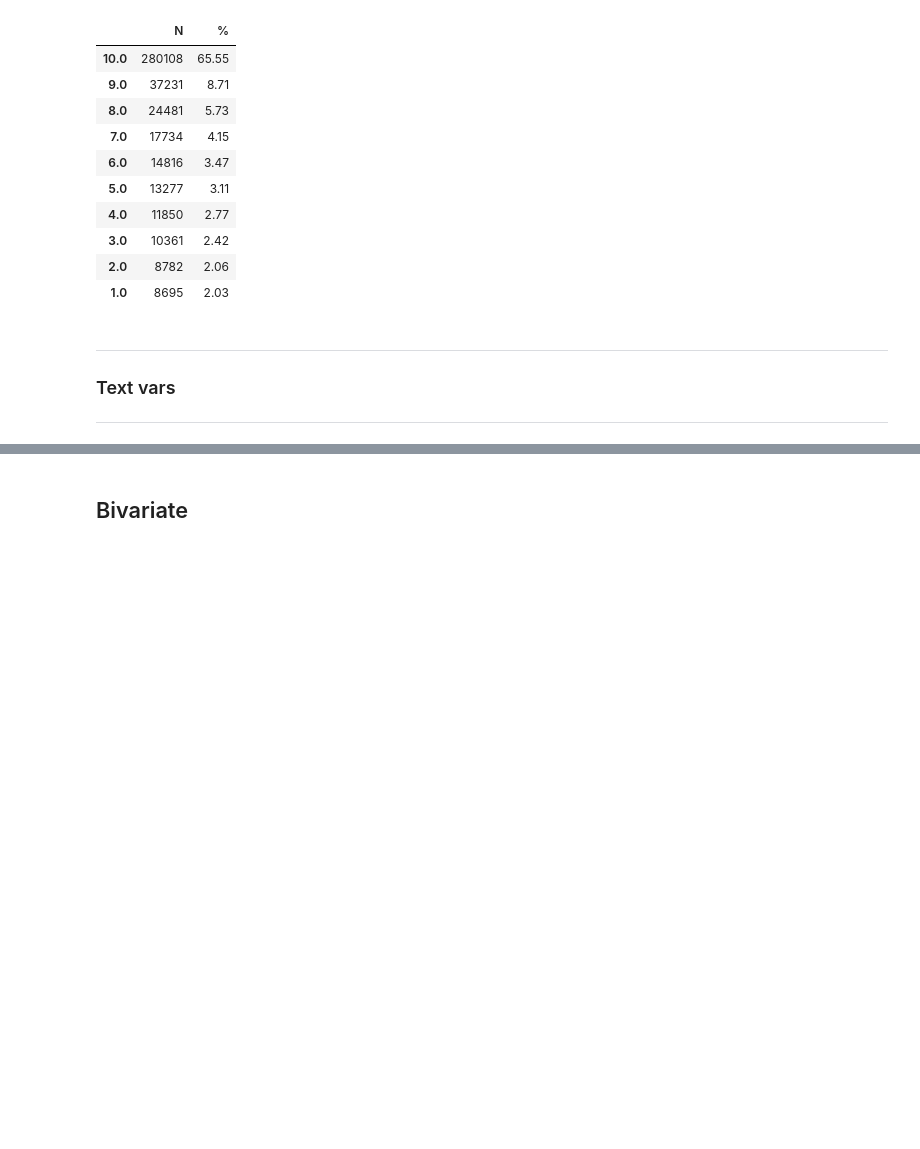
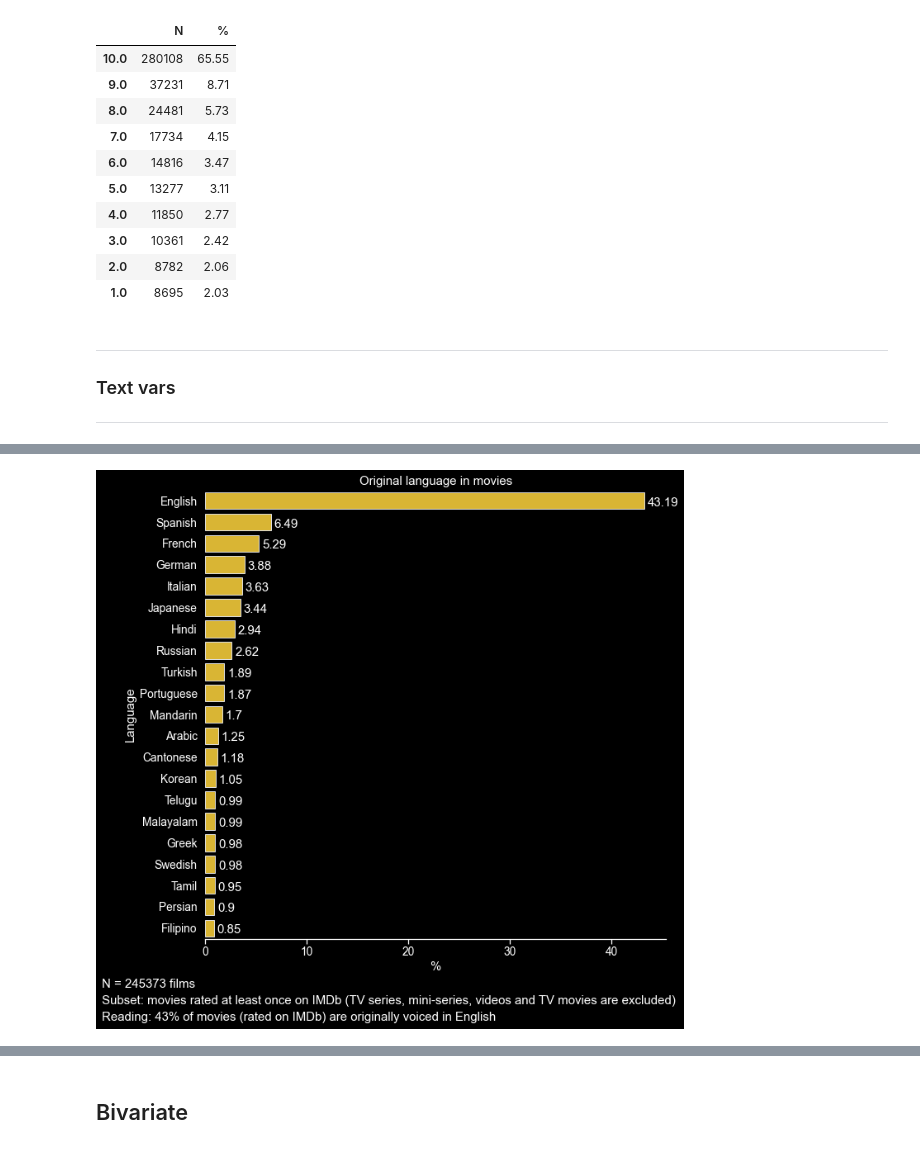
Before and after one commit to Dscronias/yet-another-imdb-project, a Jupyter notebook: Analysis.ipynb, the cells around one changed output, grey strips where cells are left out. Cells and saved outputs as stored; diff of their text form; code cells hidden in the pictures; blank space fills up the shorter version.

```diff
--- a/Analysis.ipynb
+++ b/Analysis.ipynb
@@ -428,0 +430,64 @@ sns.despine(left=True)
+# %%
+fig = plt.figure(figsize=(10, 10))
+ax = (
+    df.assign(
+        language=df.loc[df["titleType"] == "movie", "language"]
+        .dropna()
+        .str.split(",")
+        .str[0]
+    )
+    .value_counts("language", normalize=True)
+    .reset_index()
+    .rename(columns={0: "value"})
+    .iloc[:21]
+    .assign(value=lambda x: round(x["value"] * 100, 2))
+    .pipe(
+        (sns.barplot, "data"),
+        x="value",
+        y="language",
+        color="#f5c518",
+        edgecolor=("#dddddd"),
+    )
+)
+
+# Axes titles
+ax.set(title="Original language in movies", xlabel="%", ylabel="Language")
+
+for p in ax.patches:
+    percentage = p.get_width()
+    x = p.get_x() + p.get_width() + 0.3
+    y = (
+        p.get_y() + p.get_height() - 0.15
+    )  # OP's selected answer divides by 2, but since I add annotations at the bottom of the graph the percentages are misaligned
+    ax.annotate(percentage, (x, y))
+# Footer
+plt.annotate(
+    "N = "
+    + str(len(df.loc[df["titleType"] == "movie", "language"].dropna()))
+    + " films",
+    (0, 0),
+    (-125, -48),
+    xycoords="axes fraction",
+    textcoords="offset points",
+    va="top",
+)
+plt.annotate(
+    "Subset: movies rated at least once on IMDb (TV series, mini-series, videos and TV movies are excluded)",
+    (0, 0),
+    (-125, -68),
+    xycoords="axes fraction",
+    textcoords="offset points",
+    va="top",
+)
+plt.annotate(
+    "Reading: 43% of movies (rated on IMDb) are originally voiced in English",
+    (0, 0),
+    (-125, -88),
+    xycoords="axes fraction",
+    textcoords="offset points",
+    va="top",
+)
+# Keep bottom line only
+sns.despine(left=True)
+# %% [output]
+[figure, added]
```
Also changed, not shown: parts of 5 cells of this notebook, 1 other file.
